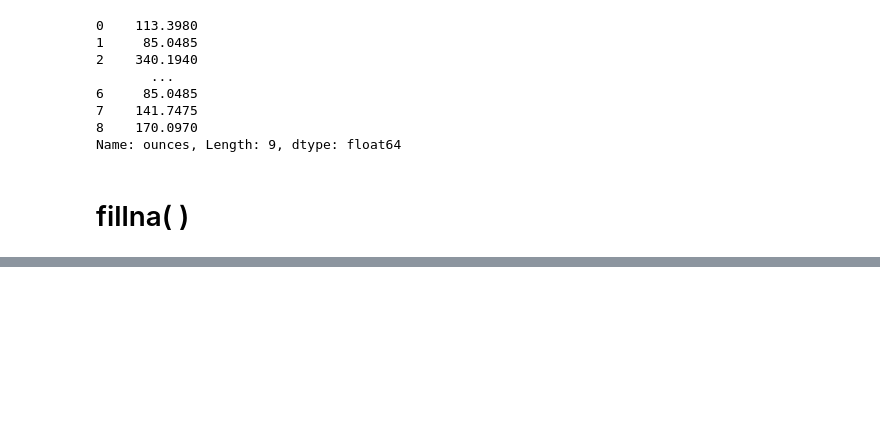
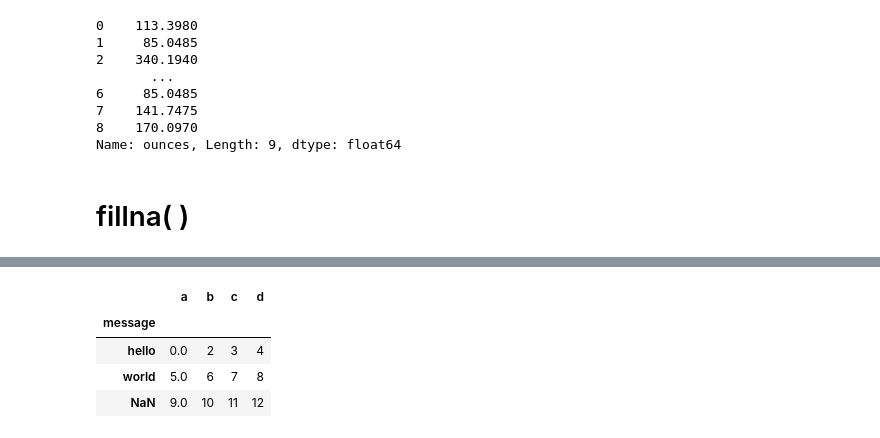
Before and after one commit to IgaMeddie/Data_cleaning, a Jupyter notebook: learnt 05-03.ipynb, the cells around one changed output, grey strips where cells are left out. Drawn from its saved outputs; the diff is of its cells as text; code cells hidden in the pictures; blank space fills up the shorter version.

```diff
--- a/learnt 05-03.ipynb
+++ b/learnt 05-03.ipynb
@@ -351,0 +396,8 @@ FileNotFoundError: [Errno 2] No such file or directory: 'examples/ex1.csv'
+# %%
+df4.fillna(0) # only applies to values, not indices
+# %% [output]
+|  | a | b | c | d |
+| message |  |  |  |  |
+| hello | 0.0 | 2 | 3 | 4 |
+| world | 5.0 | 6 | 7 | 8 |
+| NaN | 9.0 | 10 | 11 | 12 |
```
Also changed, not shown: parts of 13 cells of this notebook.
